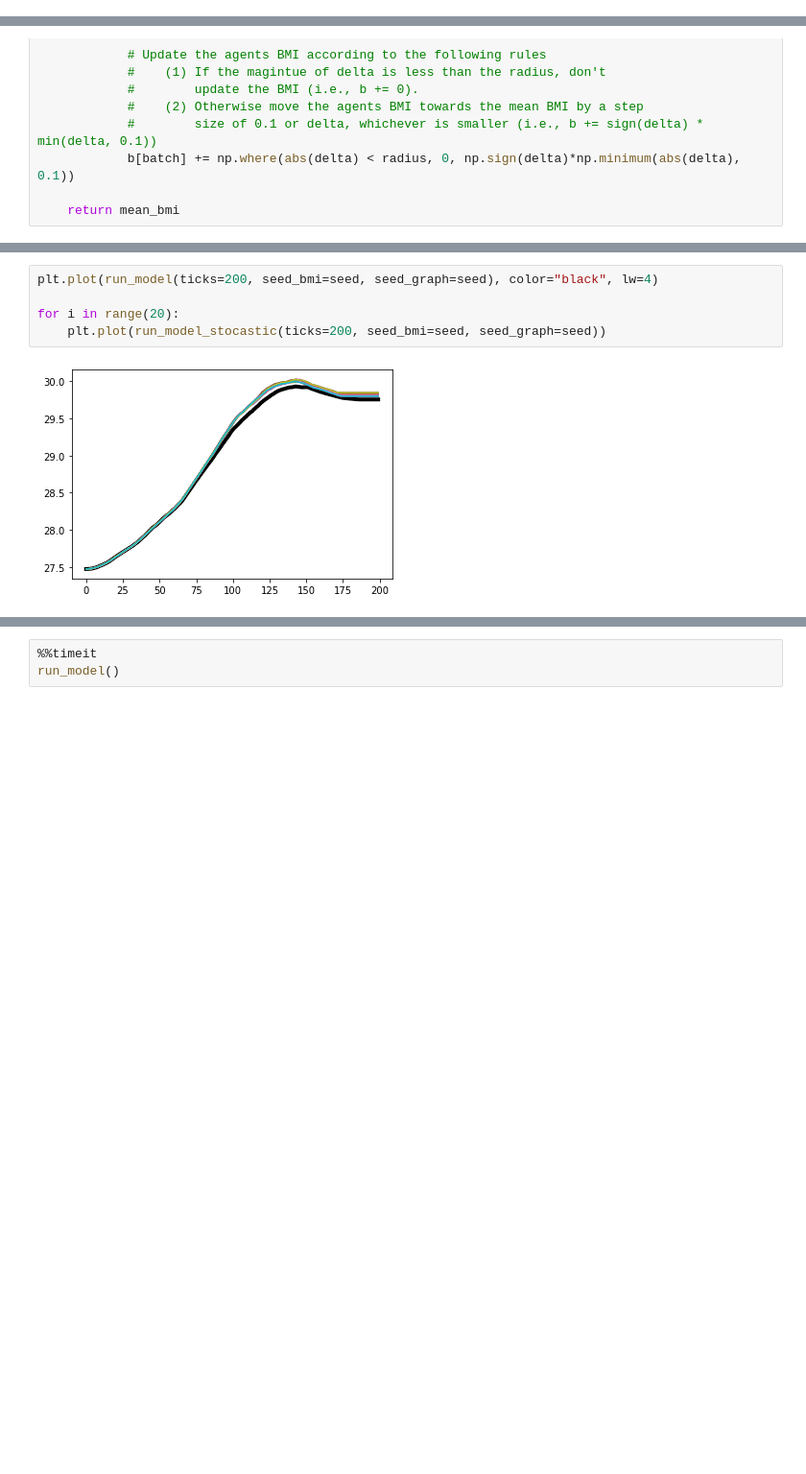
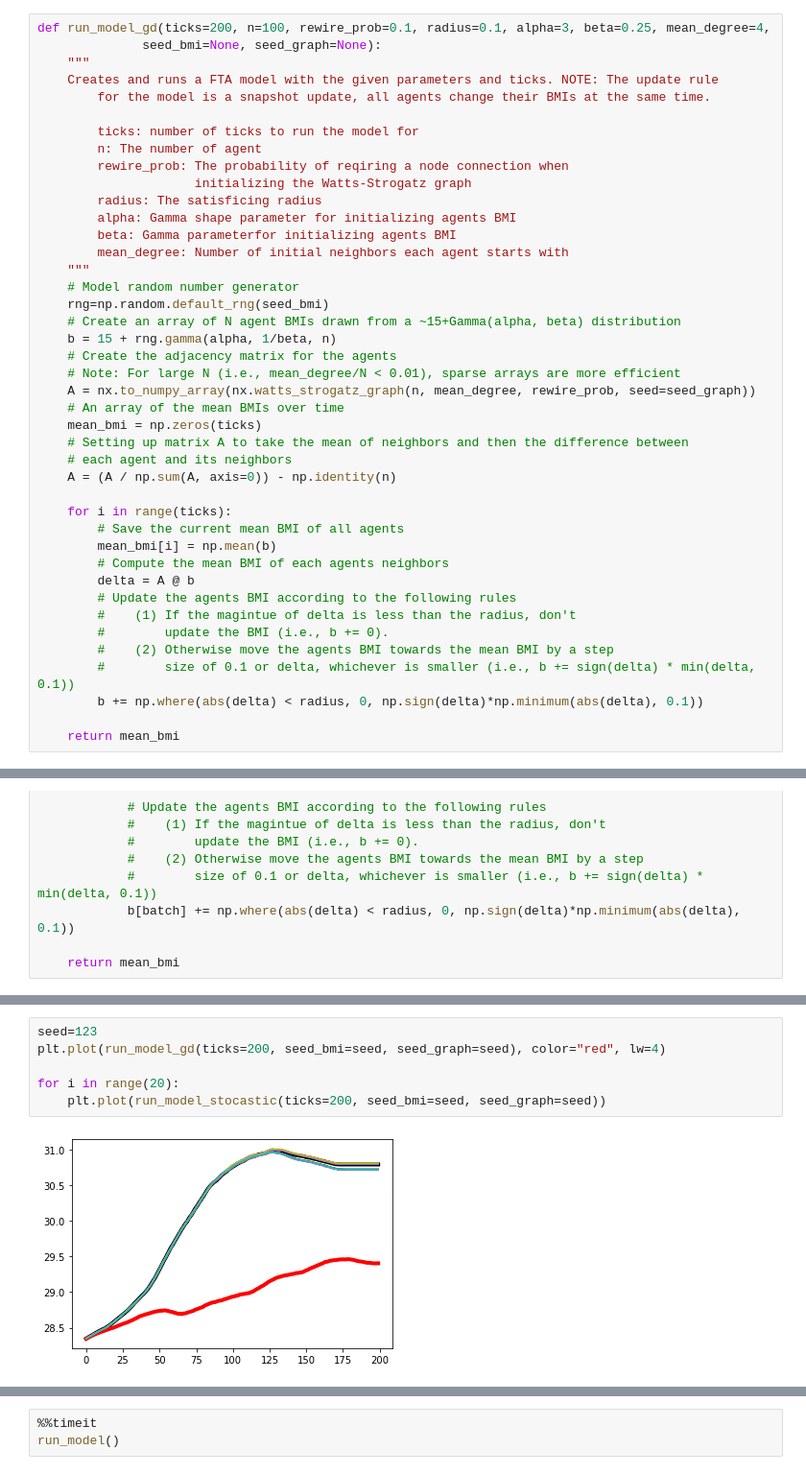
Before and after one commit to Adam-Sedlak-Brookings/FTA-model-language-comparison, a Jupyter notebook: Python (Numpy)/Numpy FTA model.ipynb, the cells around one changed output, grey strips where cells are left out. Shown: that part at 96% size. Saved outputs shown, nothing was run; the diff lists cells and outputs as text; blank space fills up the shorter version.

Commit message:
Adding docs to notebook
There seems to be a bug somewhere (likely in the batch implementation). The GD and batch results are not aligning for size=1

```diff
--- a/Python (Numpy)/Numpy FTA model.ipynb
+++ b/Python (Numpy)/Numpy FTA model.ipynb
@@ -3,3 +59,45 @@ import matplotlib.pyplot as plt
 import random
 import networkx as nx
 import numpy as np
+# %%
+def run_model_gd(ticks=200, n=100, rewire_prob=0.1, radius=0.1, alpha=3, beta=0.25, mean_degree=4,
+              seed_bmi=None, seed_graph=None):
+    """
+    Creates and runs a FTA model with the given parameters and ticks. NOTE: The update rule
+        for the model is a snapshot update, all agents change their BMIs at the same time.
+
+        ticks: number of ticks to run the model for
+        n: The number of agent
+        rewire_prob: The probability of reqiring a node connection when
+                     initializing the Watts-Strogatz graph
+        radius: The satisficing radius
+        alpha: Gamma shape parameter for initializing agents BMI
+        beta: Gamma parameterfor initializing agents BMI
+        mean_degree: Number of initial neighbors each agent starts with
+    """
+    # Model random number generator
+    rng=np.random.default_rng(seed_bmi)
+    # Create an array of N agent BMIs drawn from a ~15+Gamma(alpha, beta) distribution
+    b = 15 + rng.gamma(alpha, 1/beta, n)
+    # Create the adjacency matrix for the agents
+    # Note: For large N (i.e., mean_degree/N < 0.01), sparse arrays are more efficient
+    A = nx.to_numpy_array(nx.watts_strogatz_graph(n, mean_degree, rewire_prob, seed=seed_graph))
+    # An array of the mean BMIs over time
+    mean_bmi = np.zeros(ticks)
+    # Setting up matrix A to take the mean of neighbors and then the difference between
+    # each agent and its neighbors
+    A = (A / np.sum(A, axis=0)) - np.identity(n)
+
+    for i in range(ticks):
+        # Save the current mean BMI of all agents
+        mean_bmi[i] = np.mean(b)
+        # Compute the mean BMI of each agents neighbors
+        delta = A @ b
+        # Update the agents BMI according to the following rules
+        #    (1) If the magintue of delta is less than the radius, don't
+        #        update the BMI (i.e., b += 0).
+        #    (2) Otherwise move the agents BMI towards the mean BMI by a step
+        #        size of 0.1 or delta, whichever is smaller (i.e., b += sign(delta) * min(delta, 0.1))
+        b += np.where(abs(delta) < radius, 0, np.sign(delta)*np.minimum(abs(delta), 0.1))
+
+    return mean_bmi
@@ -60,7 +224,8 @@ def run_model(ticks=200, n=100, rewire_prob=0.1, radius=0.1, alpha=3, beta=0.25,
 # %%
-plt.plot(run_model(ticks=200, seed_bmi=seed, seed_graph=seed), color="black", lw=4)
+seed=123
+plt.plot(run_model_gd(ticks=200, seed_bmi=seed, seed_graph=seed), color="red", lw=4)
 
 for i in range(20):
     plt.plot(run_model_stocastic(ticks=200, seed_bmi=seed, seed_graph=seed))
 # %% [output]
-[figure, old version]
+[figure, new version]
```
Also changed, not shown: parts of 16 cells of this notebook.
